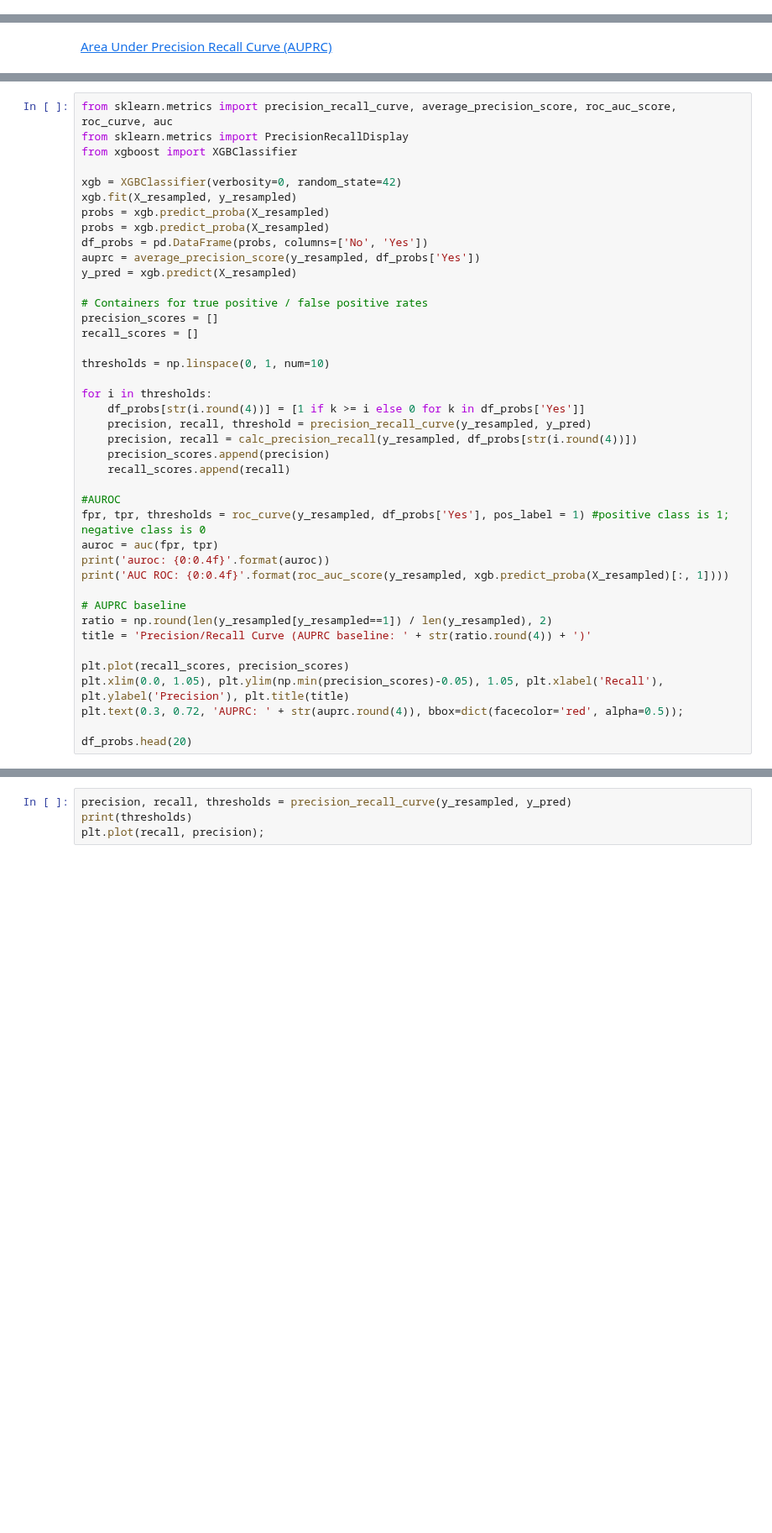
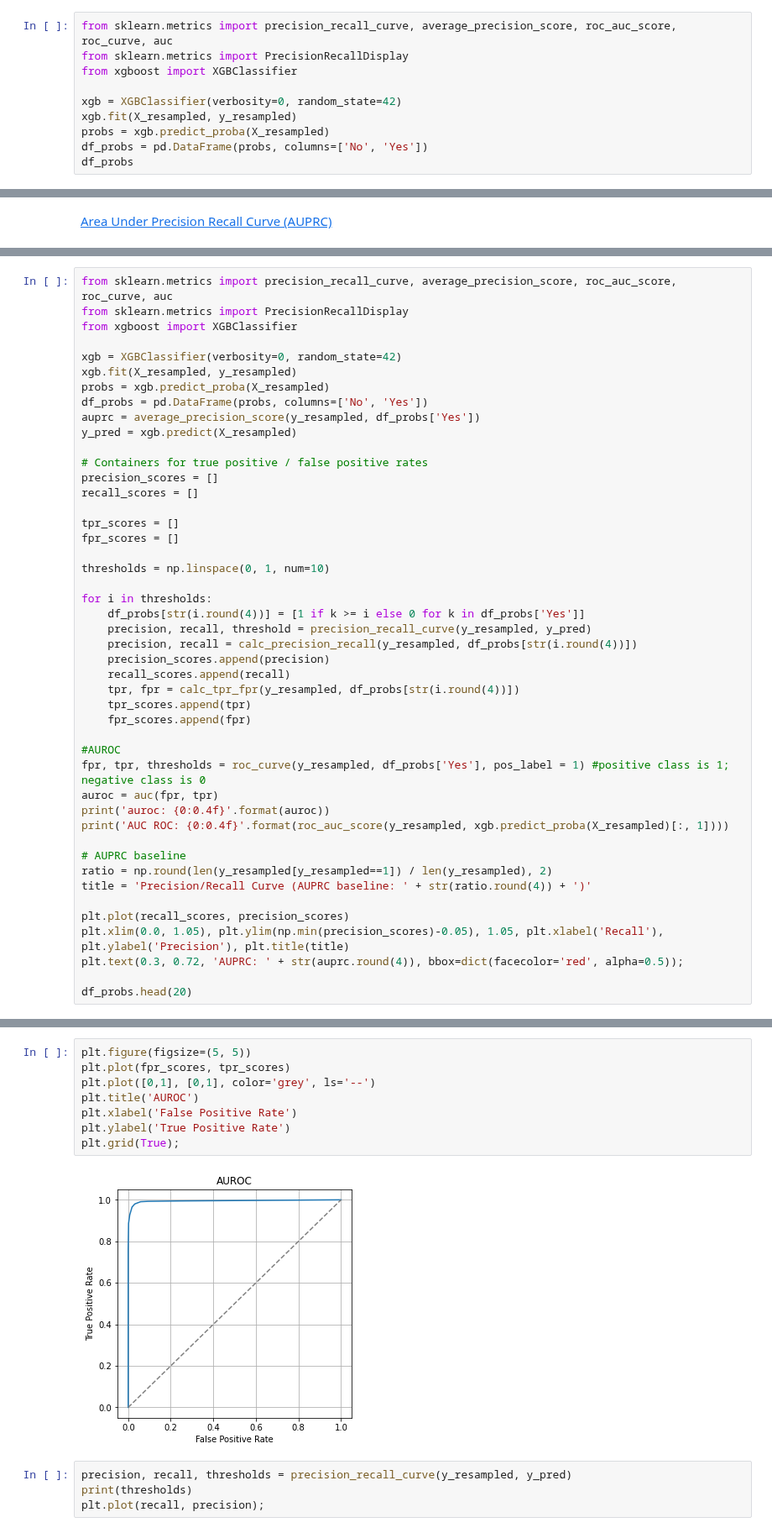
Before and after one commit to omdgit/Hands-On-Gradient-Boosting-with-XGBoost-and-Scikit-learn, a Jupyter notebook: Chapter10/Titanic.ipynb, the cells around one changed output, grey strips where cells are left out. Shown at 84% size. Drawn from its saved outputs; the diff is of its cells as text; blank space fills up the shorter version.

Commit message:
some changes for auroc

```diff
--- a/Chapter10/Titanic.ipynb
+++ b/Chapter10/Titanic.ipynb
@@ -310,3 +310,13 @@ import catboost
 print(catboost.__version__)
 # %% [output]
 1.0.6
+# %%
+from sklearn.metrics import precision_recall_curve, average_precision_score, roc_auc_score, roc_curve, auc
+from sklearn.metrics import PrecisionRecallDisplay
+from xgboost import XGBClassifier
+
+xgb = XGBClassifier(verbosity=0, random_state=42)
+xgb.fit(X_resampled, y_resampled)
+probs = xgb.predict_proba(X_resampled)
+df_probs = pd.DataFrame(probs, columns=['No', 'Yes'])
+df_probs
@@ -319,7 +379,6 @@ from xgboost import XGBClassifier
 
 xgb = XGBClassifier(verbosity=0, random_state=42)
 xgb.fit(X_resampled, y_resampled)
-probs = xgb.predict_proba(X_resampled)
 probs = xgb.predict_proba(X_resampled)
 df_probs = pd.DataFrame(probs, columns=['No', 'Yes'])
 auprc = average_precision_score(y_resampled, df_probs['Yes'])
@@ -329,6 +388,9 @@ y_pred = xgb.predict(X_resampled)
 precision_scores = []
 recall_scores = []
 
+tpr_scores = []
+fpr_scores = []
+
 thresholds = np.linspace(0, 1, num=10)
 
 for i in thresholds:
@@ -337,6 +399,9 @@ for i in thresholds:
     precision, recall = calc_precision_recall(y_resampled, df_probs[str(i.round(4))])
     precision_scores.append(precision)
     recall_scores.append(recall)
+    tpr, fpr = calc_tpr_fpr(y_resampled, df_probs[str(i.round(4))])
+    tpr_scores.append(tpr)
+    fpr_scores.append(fpr)
 
 #AUROC
 fpr, tpr, thresholds = roc_curve(y_resampled, df_probs['Yes'], pos_label = 1) #positive class is 1; negative class is 0
@@ -377,3 +460,13 @@ AUC ROC: 0.9964
+# %%
+plt.figure(figsize=(5, 5))
+plt.plot(fpr_scores, tpr_scores)
+plt.plot([0,1], [0,1], color='grey', ls='--')
+plt.title('AUROC')
+plt.xlabel('False Positive Rate')
+plt.ylabel('True Positive Rate')
+plt.grid(True);
+# %% [output]
+[figure, added]
 # %%
 precision, recall, thresholds = precision_recall_curve(y_resampled, y_pred)
 print(thresholds)
```
Also changed, not shown: parts of 3 cells of this notebook.
